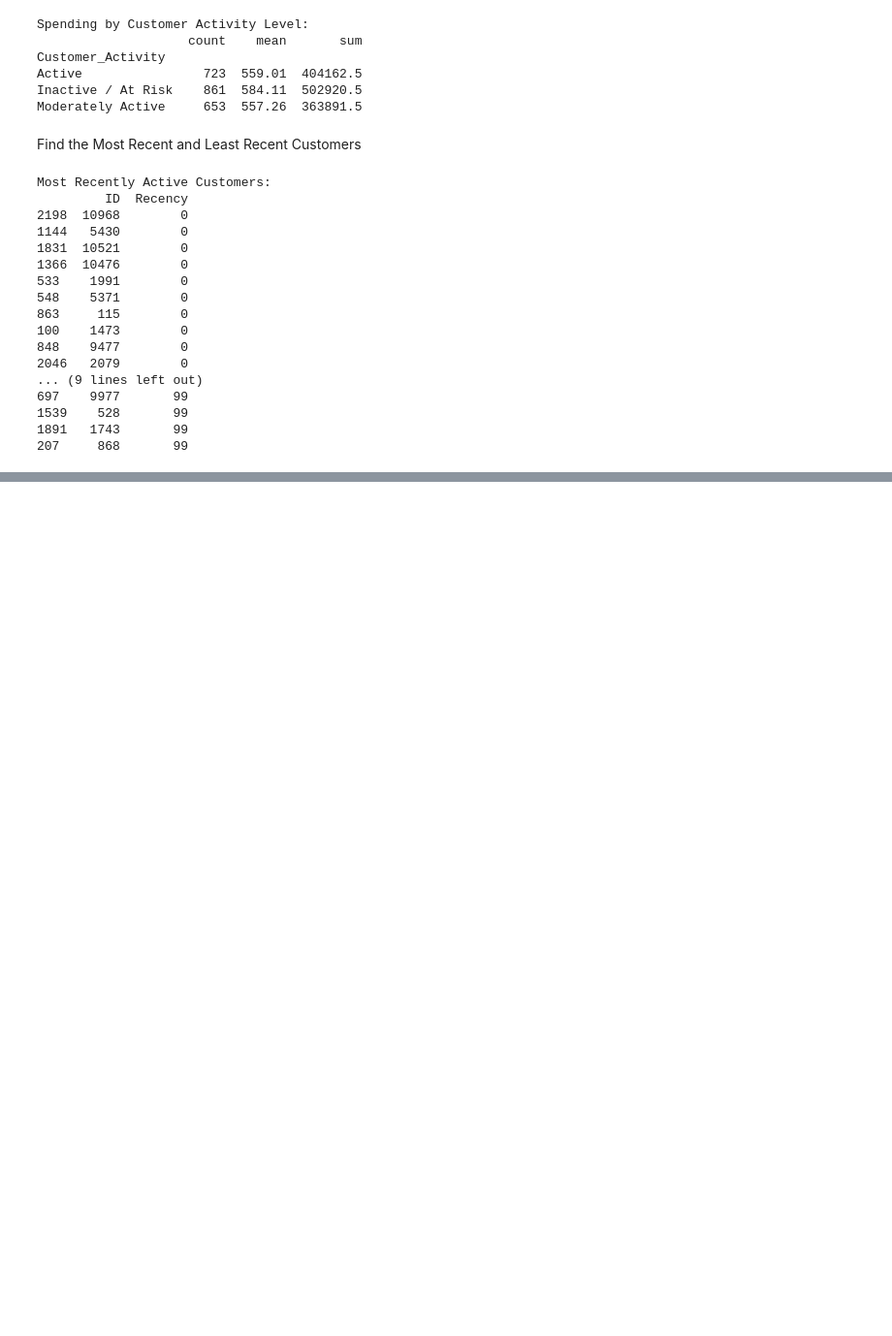
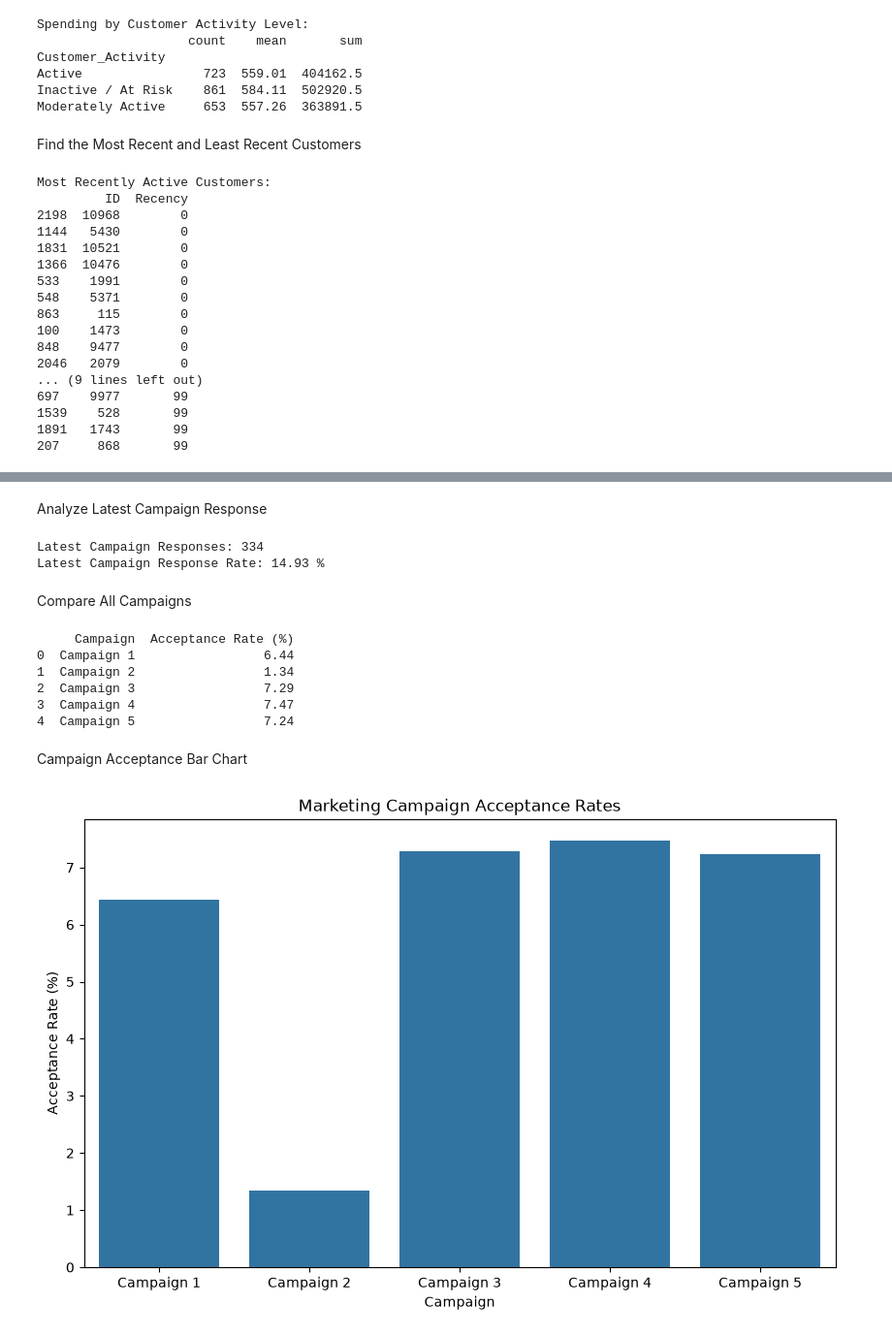
Before and after one commit to areej-fatima9/Customer-Personality-Analysis, a Jupyter notebook: 07_EDA/EDA_Customer_Personality_Analysis.ipynb, the cells around one changed output, grey strips where cells are left out. Shown at 97% size. Drawn from its saved outputs; the diff is of its cells as text; code cells hidden in the pictures; blank space fills up the shorter version.

```diff
--- a/07_EDA/EDA_Customer_Personality_Analysis.ipynb
+++ b/07_EDA/EDA_Customer_Personality_Analysis.ipynb
@@ -1276,0 +1316,7 @@ Most Recently Active Customers:
+# %%
+campaign_acceptance_rate = (
+    df[campaign_columns].mean() * 100
+).round(2)
+
+print("Campaign Acceptance Rates (%):")
+print(campaign_acceptance_rate)
@@ -1276,0 +1362,56 @@ Most Recently Active Customers:
+# %% [markdown]
+Analyze Latest Campaign Response
+# %%
+response_count = df["Response"].sum()
+response_rate = df["Response"].mean() * 100
+
+print("Latest Campaign Responses:", response_count)
+print("Latest Campaign Response Rate:", round(response_rate, 2), "%")
+# %% [output]
+Latest Campaign Responses: 334
+Latest Campaign Response Rate: 14.93 %
+# %% [markdown]
+Compare All Campaigns
+# %%
+campaign_names = [
+    "Campaign 1",
+    "Campaign 2",
+    "Campaign 3",
+    "Campaign 4",
+    "Campaign 5"
+]
+
+campaign_rates = campaign_acceptance_rate[
+    ["AcceptedCmp1", "AcceptedCmp2", "AcceptedCmp3", "AcceptedCmp4", "AcceptedCmp5"]
+].values
+
+campaign_comparison = pd.DataFrame({
+    "Campaign": campaign_names,
+    "Acceptance Rate (%)": campaign_rates
+})
+
+print(campaign_comparison)
+# %% [output]
+     Campaign  Acceptance Rate (%)
+0  Campaign 1                 6.44
+1  Campaign 2                 1.34
+2  Campaign 3                 7.29
+3  Campaign 4                 7.47
+4  Campaign 5                 7.24
+# %% [markdown]
+Campaign Acceptance Bar Chart
+# %%
+plt.figure(figsize=(10, 6))
+
+sns.barplot(
+    data=campaign_comparison,
+    x="Campaign",
+    y="Acceptance Rate (%)"
+)
+
+plt.title("Marketing Campaign Acceptance Rates")
+plt.xlabel("Campaign")
+plt.ylabel("Acceptance Rate (%)")
+plt.show()
+# %% [output]
+[figure, added]
```
Also changed, not shown: parts of 126 cells of this notebook.
